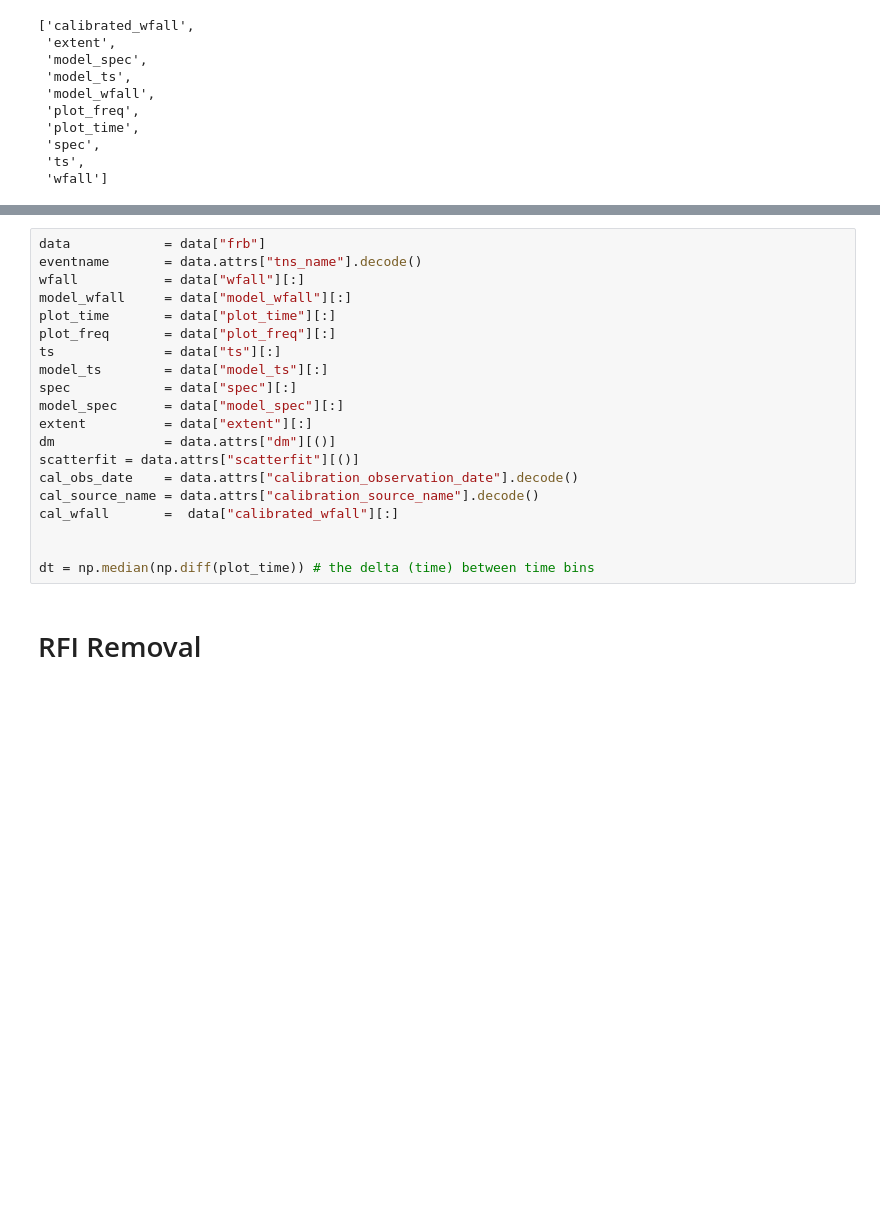
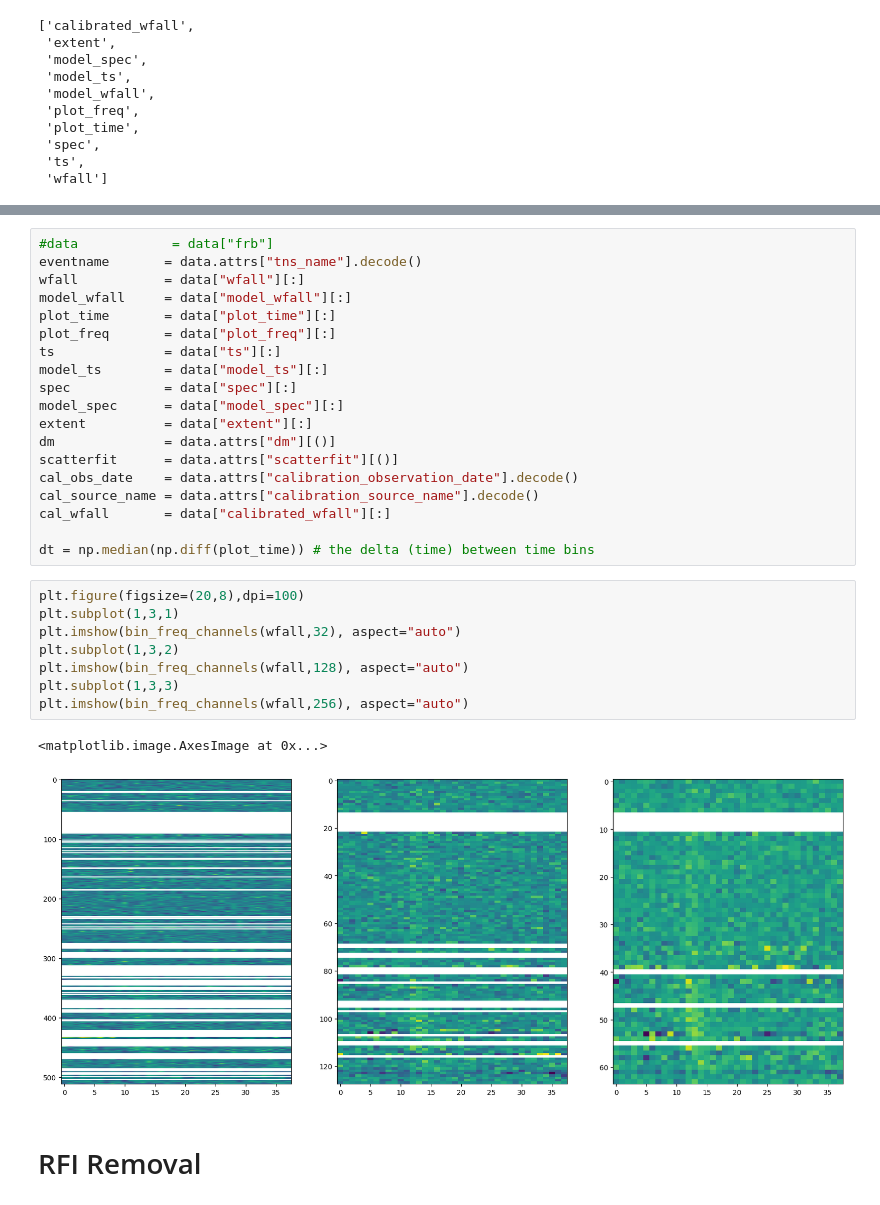
Before and after one commit to barauna-lo/Code_Library, a Jupyter notebook: CHIME_FRB_Waterfall_Plot.ipynb, the cells around one changed output, grey strips where cells are left out. Cells and saved outputs as stored; diff of their text form; blank space fills up the shorter version.

```diff
--- a/CHIME_FRB_Waterfall_Plot.ipynb
+++ b/CHIME_FRB_Waterfall_Plot.ipynb
@@ -69,5 +93,5 @@ list(data['frb'].keys())
 # %%
-data            = data["frb"]
+#data            = data["frb"]
 eventname       = data.attrs["tns_name"].decode()
 wfall           = data["wfall"][:]
 model_wfall     = data["model_wfall"][:]
@@ -79,13 +103,23 @@ spec            = data["spec"][:]
 model_spec      = data["model_spec"][:]
 extent          = data["extent"][:]
 dm              = data.attrs["dm"][()]
-scatterfit = data.attrs["scatterfit"][()]
+scatterfit      = data.attrs["scatterfit"][()]
 cal_obs_date    = data.attrs["calibration_observation_date"].decode()
 cal_source_name = data.attrs["calibration_source_name"].decode()
-cal_wfall       =  data["calibrated_wfall"][:]
-
+cal_wfall       = data["calibrated_wfall"][:]
 
 dt = np.median(np.diff(plot_time)) # the delta (time) between time bins
+# %%
+plt.figure(figsize=(20,8),dpi=100)
+plt.subplot(1,3,1)
+plt.imshow(bin_freq_channels(wfall,32), aspect="auto")
+plt.subplot(1,3,2)
+plt.imshow(bin_freq_channels(wfall,128), aspect="auto")
+plt.subplot(1,3,3)
+plt.imshow(bin_freq_channels(wfall,256), aspect="auto")
+# %% [output]
+<matplotlib.image.AxesImage at 0x...>
+[figure, added]
 # %% [markdown]
 # RFI Removal
 # %%
```
Also changed, not shown: parts of 11 cells of this notebook.
